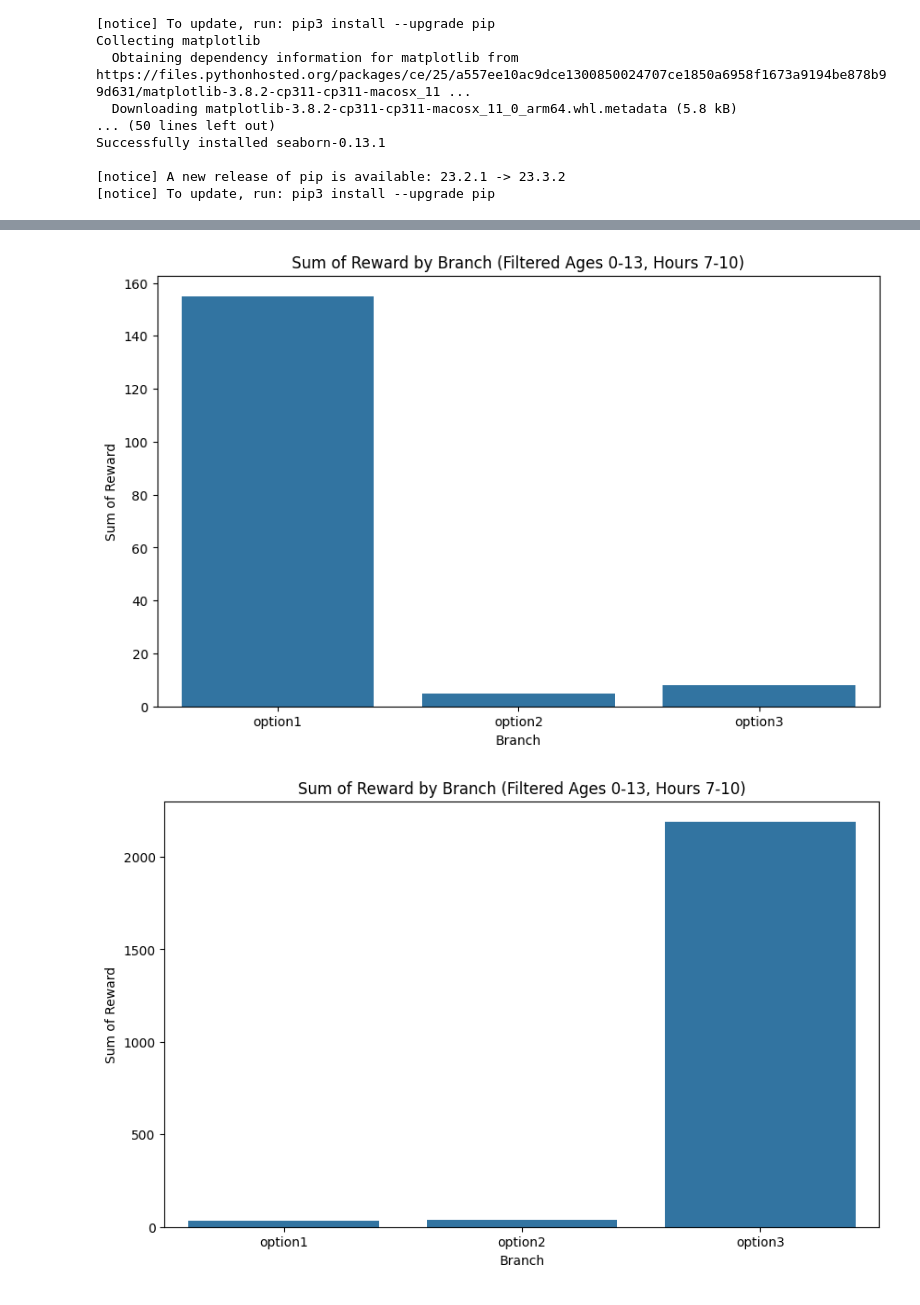
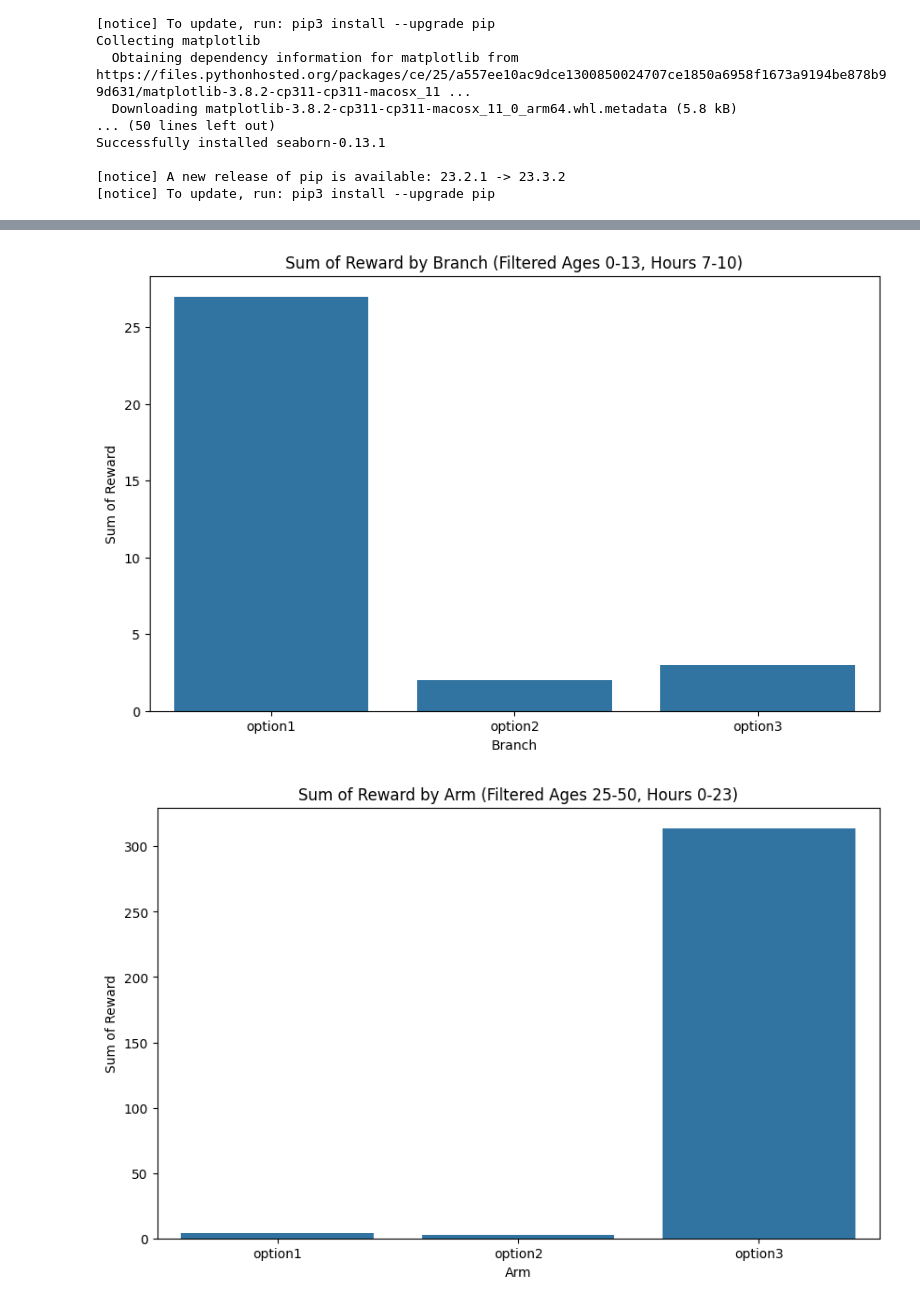
Before and after one commit to Luciana123/tpp-mab-simulations, a Jupyter notebook: notebooks/sim_city analysis.ipynb, the cells around one changed output, grey strips where cells are left out. Drawn from its saved outputs; the diff is of its cells as text; code cells hidden in the pictures.

Commit message:
load tests results

```diff
--- a/notebooks/sim_city analysis.ipynb
+++ b/notebooks/sim_city analysis.ipynb
@@ -23,7 +23,7 @@ Successfully installed seaborn-0.13.1
 # %%
 import pandas as pd
 
-df = pd.read_csv('../sim_city/sim_city_results.csv')
+df = pd.read_csv('./sim_city_results_01.csv')
 
 df
 # %% [output]
@@ -88,17 +88,18 @@ plt.xlabel('Branch')
 plt.ylabel('Sum of Reward')
 plt.show()
 # %% [output]
-[figure, old version]
+[figure, new version]
 # %%
+import numpy as np
 filtered_data = df[(df['age_sim'] >= 25) & (df['age_sim'] <= 50) & (df['hour_sim'] >= 0) & (df['hour_sim'] <= 23)]
 
 grouped_data = filtered_data.groupby('arm_selected')['reward'].sum().reset_index()
 
 plt.figure(figsize=(10, 6))
 sns.barplot(x='arm_selected', y='reward', data=grouped_data)
-plt.title('Sum of Reward by Branch (Filtered Ages 25-50, Hours 0-23)')
-plt.xlabel('Branch')
+plt.title('Sum of Reward by Arm (Filtered Ages 25-50, Hours 0-23)')
+plt.xlabel('Arm')
 plt.ylabel('Sum of Reward')
 plt.show()
 # %% [output]
-[figure, old version]
+[figure, new version]
```
Also changed, not shown: parts of 9 cells of this notebook, 16 other files.
